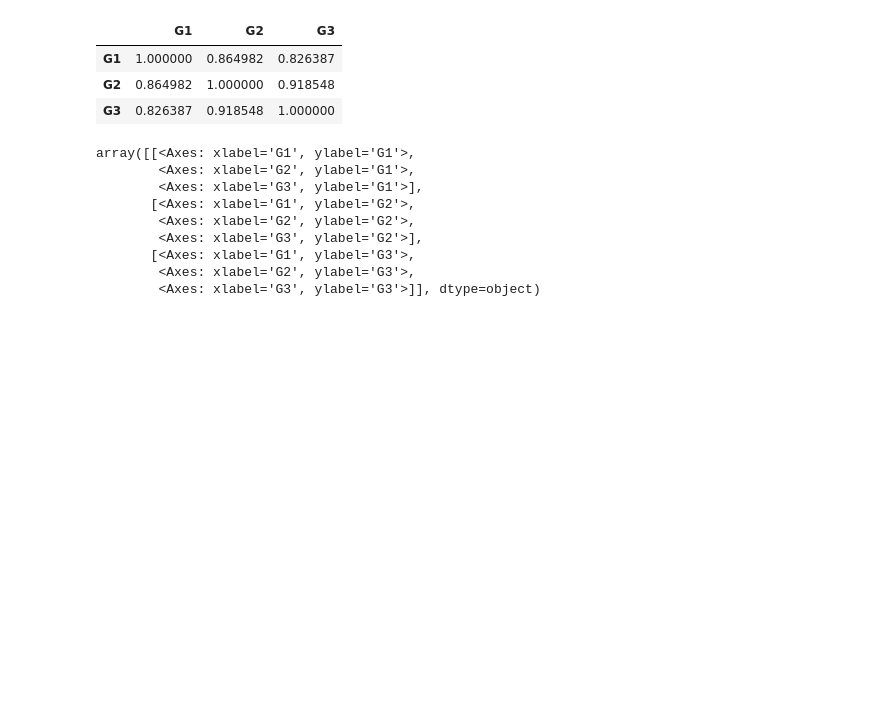
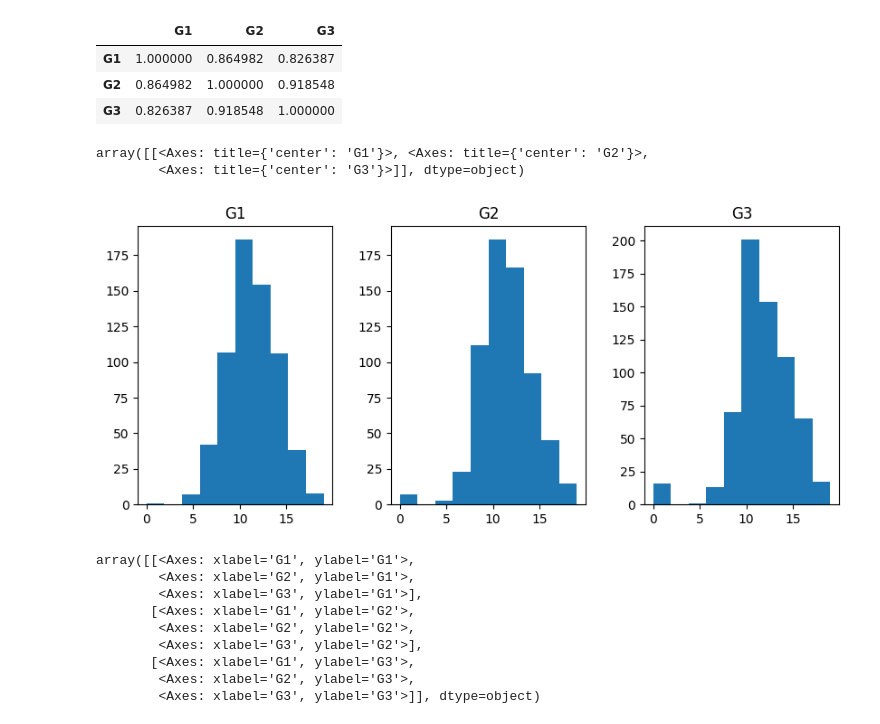
Before and after one commit to jhqiu21/ST2137, a Jupyter notebook: Tutorial/tut3/tut.ipynb, the cells around one changed output. Drawn from its saved outputs; the diff is of its cells as text; code cells hidden in the pictures; blank space fills up the shorter version.

```diff
--- a/Tutorial/tut3/tut.ipynb
+++ b/Tutorial/tut3/tut.ipynb
@@ -35,6 +35,12 @@ corr.style.background_gradient(cmap='coolwarm_r')
 | G1 | 1.000000 | 0.864982 | 0.826387 |
 | G2 | 0.864982 | 1.000000 | 0.918548 |
 | G3 | 0.826387 | 0.918548 | 1.000000 |
+# %%
+data[['G1', 'G2', 'G3']].hist(layout=(1,3),grid=False, figsize=(10, 4))
+# %% [output]
+array([[<Axes: title={'center': 'G1'}>, <Axes: title={'center': 'G2'}>,
+        <Axes: title={'center': 'G3'}>]], dtype=object)
+[figure, added]
 # %%
 pd.plotting.scatter_matrix(data[['G1', 'G2', 'G3']], figsize=(5, 5))
 # %% [output]
```
Also changed, not shown: parts of 2 cells of this notebook.
